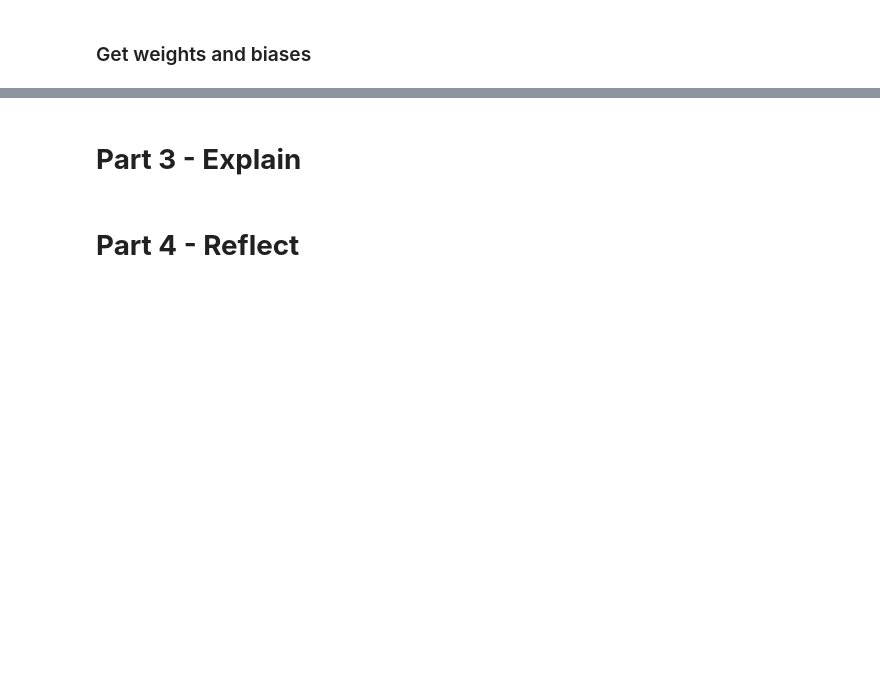
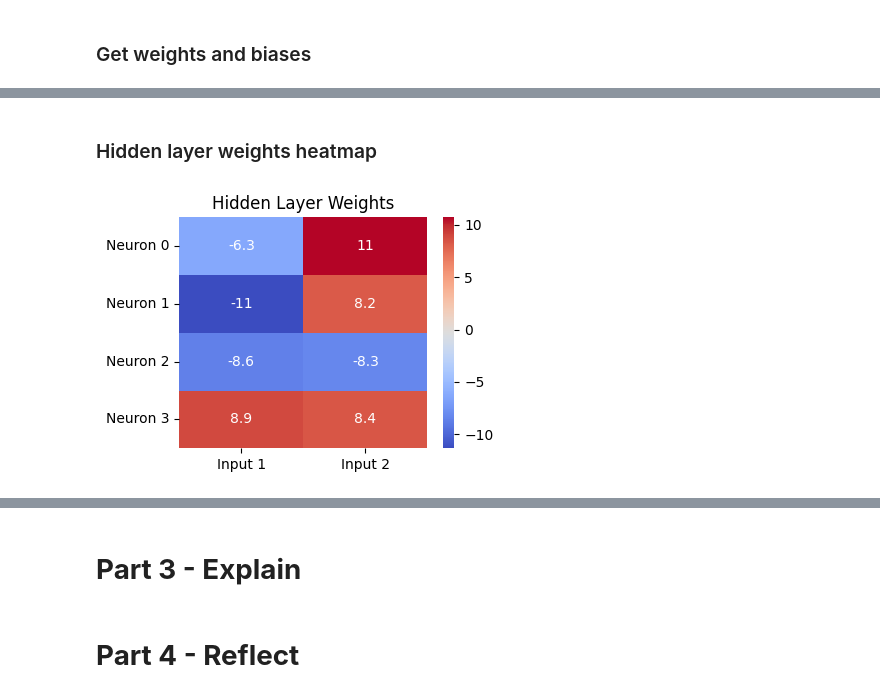
Before and after one commit to Mkhan13/XAI, a Jupyter notebook: mechanistic_interpretability.ipynb, the cells around one changed output, grey strips where cells are left out. Cells and saved outputs as stored; diff of their text form; code cells hidden in the pictures; blank space fills up the shorter version.

```diff
--- a/mechanistic_interpretability.ipynb
+++ b/mechanistic_interpretability.ipynb
@@ -123,0 +127,11 @@ Output Layer Bias:
+# %% [markdown]
+### Hidden layer weights heatmap
+# %%
+plt.figure(figsize=(4,3))
+sns.heatmap(weight_hidden, annot=True, cmap="coolwarm",
+            xticklabels=["Input 1", "Input 2"],
+            yticklabels=[f"Neuron {i}" for i in range(weight_hidden.shape[0])])
+plt.title("Hidden Layer Weights")
+plt.show()
+# %% [output]
+[figure, added]
```
Also changed, not shown: parts of 13 cells of this notebook.
